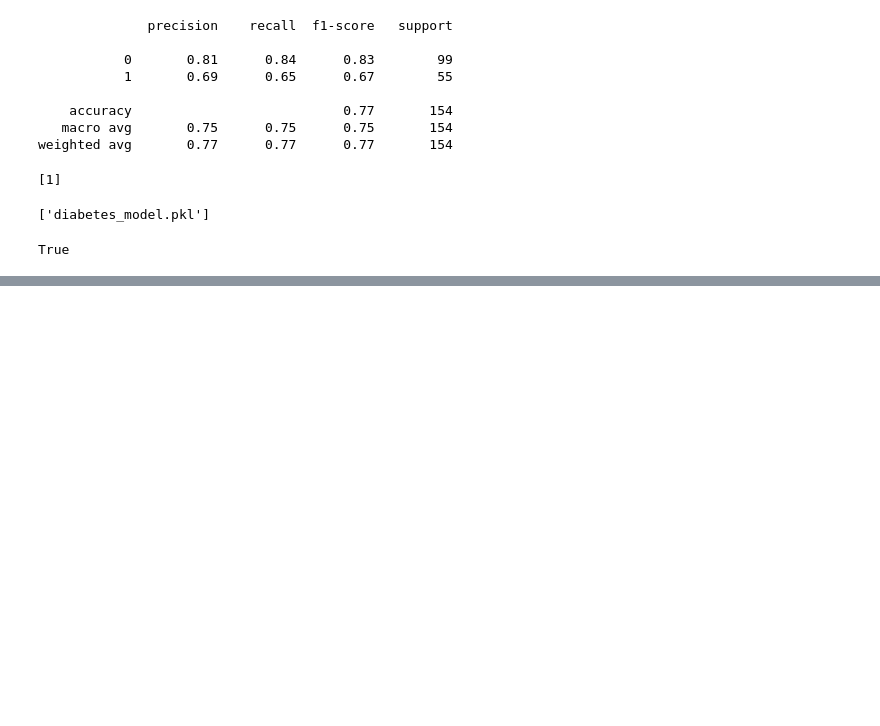
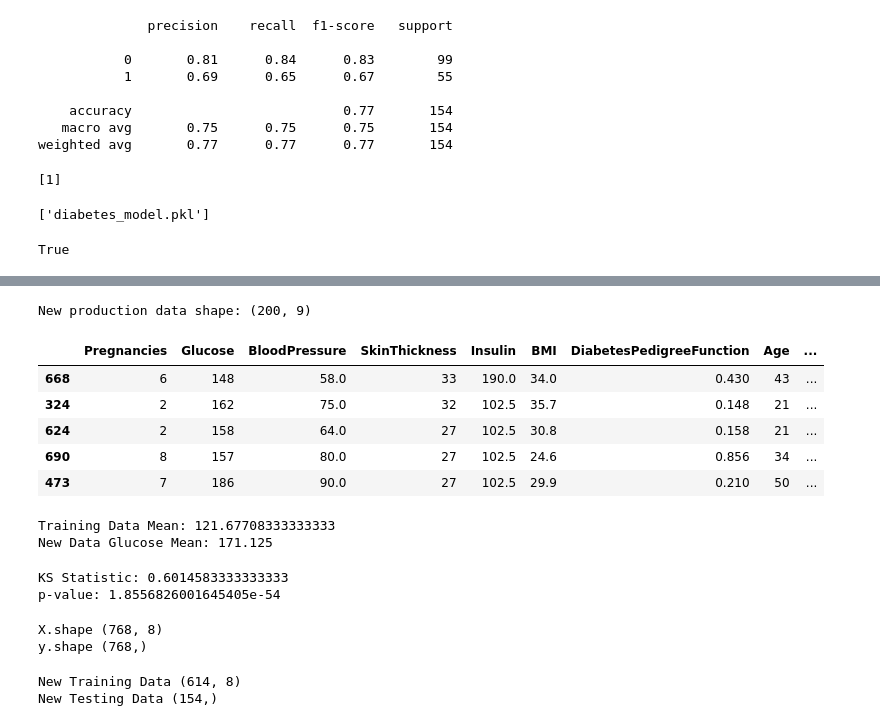
Before and after one commit to navteshdeore19-lang/Diabetes-MLOps, a Jupyter notebook: Diabetes Prediction System.ipynb, the cells around one changed output, grey strips where cells are left out. Saved outputs shown, nothing was run; the diff lists cells and outputs as text; code cells hidden in the pictures; blank space fills up the shorter version.

Commit message:
Add model retraining and monitoring updates

```diff
--- a/Diabetes Prediction System.ipynb
+++ b/Diabetes Prediction System.ipynb
@@ -156,0 +157,7 @@ C:\Users\NAVTESH\Downloads\DATA SCIENCE\Machine Learning\Classification\Logistic
+# %%
+import pandas as pd
+
+df = pd.read_csv("diabetes.csv")
+
+print("Dataset shape:", df.shape)
+df.head()
@@ -156,0 +172,64 @@ C:\Users\NAVTESH\Downloads\DATA SCIENCE\Machine Learning\Classification\Logistic
+# %%
+import pandas as pd
+
+# Take a sample of the original data
+new_data = df.sample(200, random_state=42).copy()
+
+# Simulate a change in incoming Glucose values
+new_data["Glucose"] = new_data["Glucose"] + 50
+
+print("New production data shape:", new_data.shape)
+
+new_data.head()
+# %% [output]
+New production data shape: (200, 9)
+|  | Pregnancies | Glucose | BloodPressure | SkinThickness | Insulin | BMI | DiabetesPedigreeFunction | Age | ... |
+| 668 | 6 | 148 | 58.0 | 33 | 190.0 | 34.0 | 0.430 | 43 | ... |
+| 324 | 2 | 162 | 75.0 | 32 | 102.5 | 35.7 | 0.148 | 21 | ... |
+| 624 | 2 | 158 | 64.0 | 27 | 102.5 | 30.8 | 0.158 | 21 | ... |
+| 690 | 8 | 157 | 80.0 | 27 | 102.5 | 24.6 | 0.856 | 34 | ... |
+| 473 | 7 | 186 | 90.0 | 27 | 102.5 | 29.9 | 0.210 | 50 | ... |
+# %%
+print("Training Data Mean:",df["Glucose"].mean())
+print("New Data Glucose Mean:", new_data["Glucose"].mean())
+# %% [output]
+Training Data Mean: 121.67708333333333
+New Data Glucose Mean: 171.125
+# %%
+from scipy.stats import ks_2samp
+
+training_glucose = df["Glucose"]
+new_glucose = new_data["Glucose"]
+
+statistic, p_value = ks_2samp(training_glucose, new_glucose)
+
+print("KS Statistic:", statistic)
+print("p-value:", p_value)
+# %% [output]
+KS Statistic: 0.6014583333333333
+p-value: 1.8556826001645405e-54
+# %%
+X = df.drop('Outcome', axis=1)
+y = df['Outcome']
+
+print ('X.shape',X.shape)
+print('y.shape',y.shape)
+# %% [output]
+X.shape (768, 8)
+y.shape (768,)
+# %%
+from sklearn.model_selection import train_test_split
+
+X_train_new , X_test_new, y_train_new, y_test_new = train_test_split(
+    X,
+    y,
+    test_size=0.2,
+    random_state=42,
+    stratify=y
+)
+
+print('New Training Data',X_train_new.shape)
+print('New Testing Data',y_test_new.shape)
+# %% [output]
+New Training Data (614, 8)
+New Testing Data (154,)
```
Also changed, not shown: parts of 8 cells of this notebook, 4 other files.
